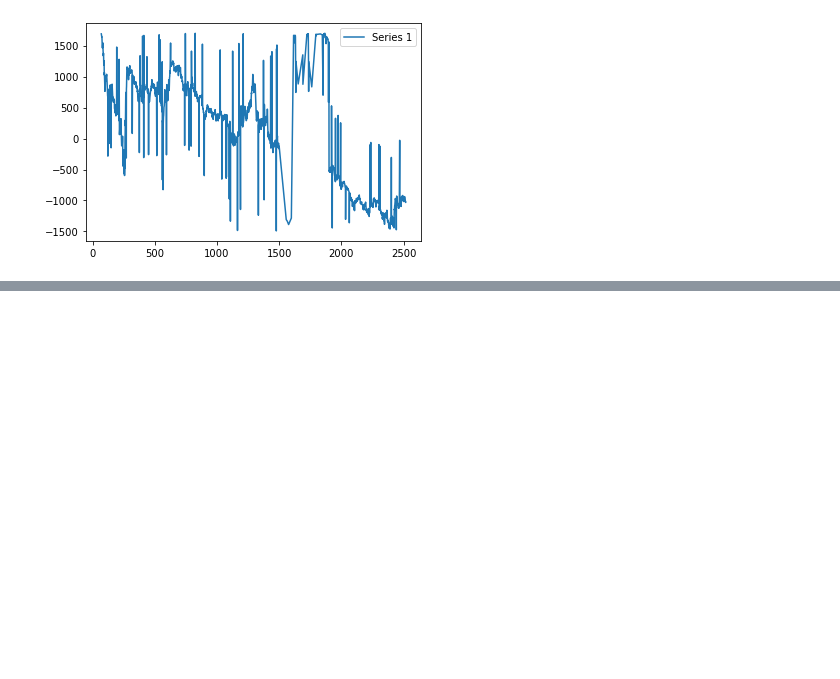
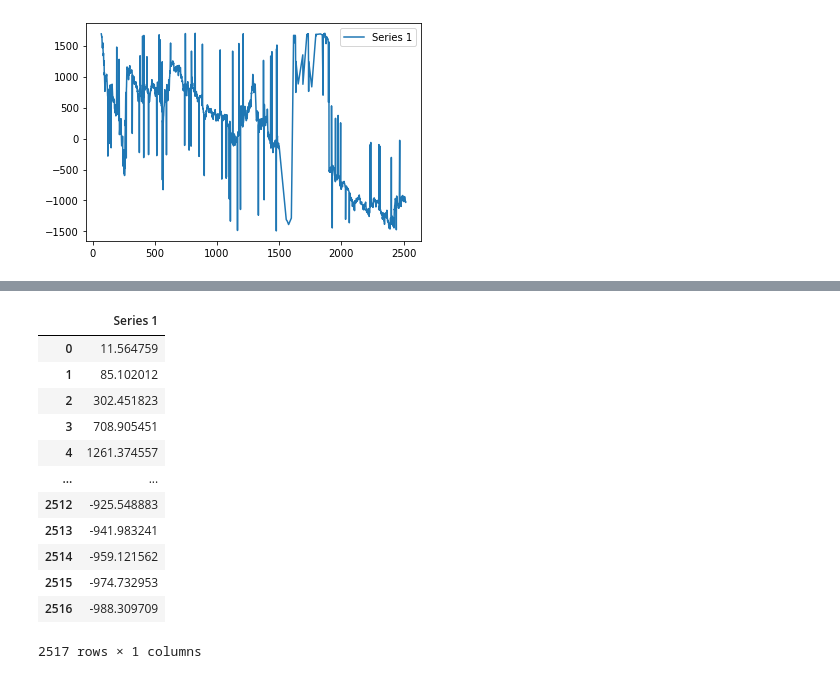
Before and after one commit to sytan98/Algothon-Yag, a Jupyter notebook: DataCleaning.ipynb, the cells around one changed output, grey strips where cells are left out. Cells and saved outputs as stored; diff of their text form; code cells hidden in the pictures; blank space fills up the shorter version.

Commit message:
data clean done

```diff
--- a/DataCleaning.ipynb
+++ b/DataCleaning.ipynb
@@ -101,0 +162,2 @@ sig_fft = fftpack.fft(df2["Series 1"].to_list())
+# %%
+new_series = pd.Series(filtered)
@@ -101,0 +179,20 @@ sig_fft = fftpack.fft(df2["Series 1"].to_list())
+# %%
+cleaned_df = pd.DataFrame()
+# %%
+cleaned_df["Series 1"] = new_series
+# %%
+cleaned_df
+# %% [output]
+|  | Series 1 |
+| 0 | 11.564759 |
+| 1 | 85.102012 |
+| 2 | 302.451823 |
+| 3 | 708.905451 |
+| 4 | 1261.374557 |
+| ... | ... |
+| 2512 | -925.548883 |
+| 2513 | -941.983241 |
+| 2514 | -959.121562 |
+| 2515 | -974.732953 |
+| 2516 | -988.309709 |
+2517 rows × 1 columns
```
Also changed, not shown: parts of 8 cells of this notebook, 1 other file.
